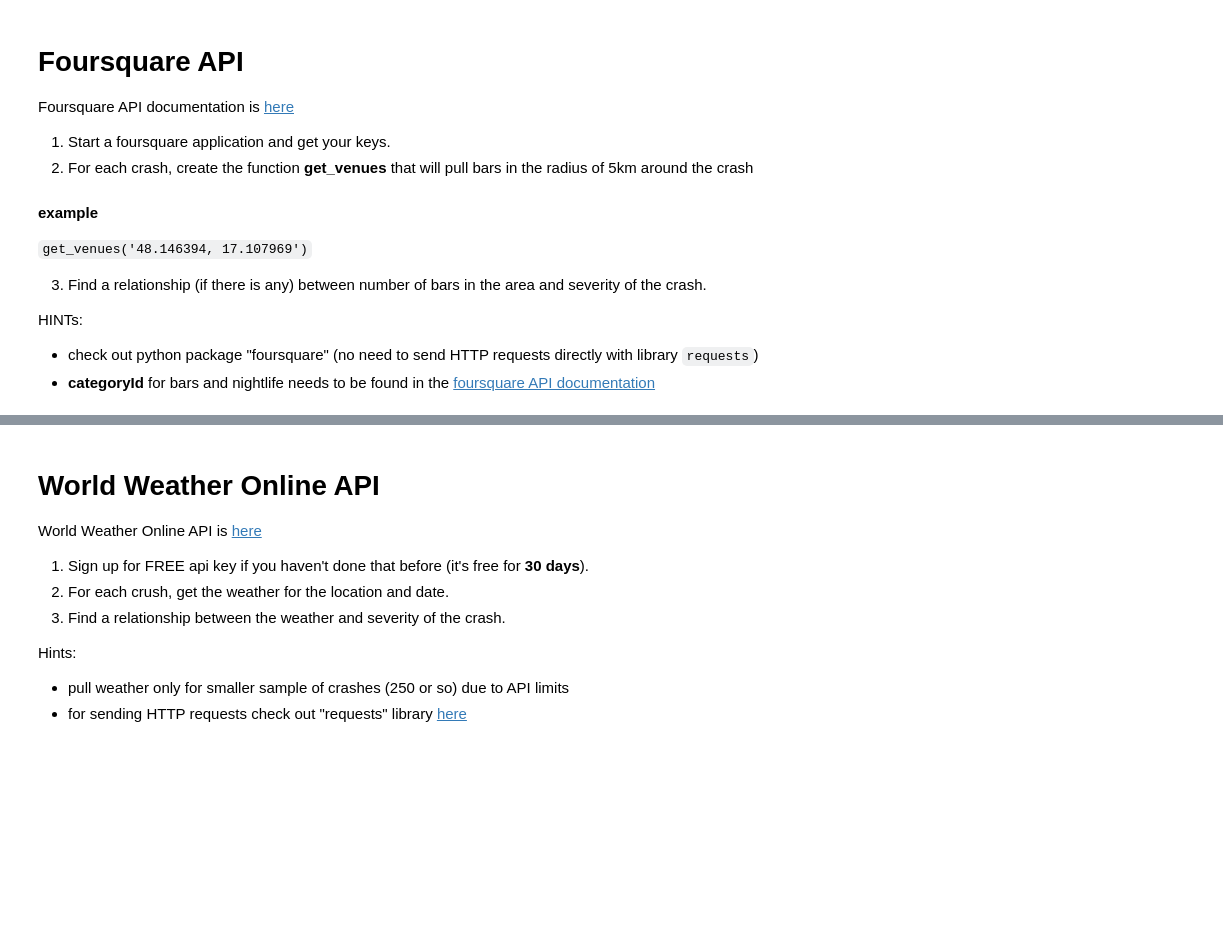
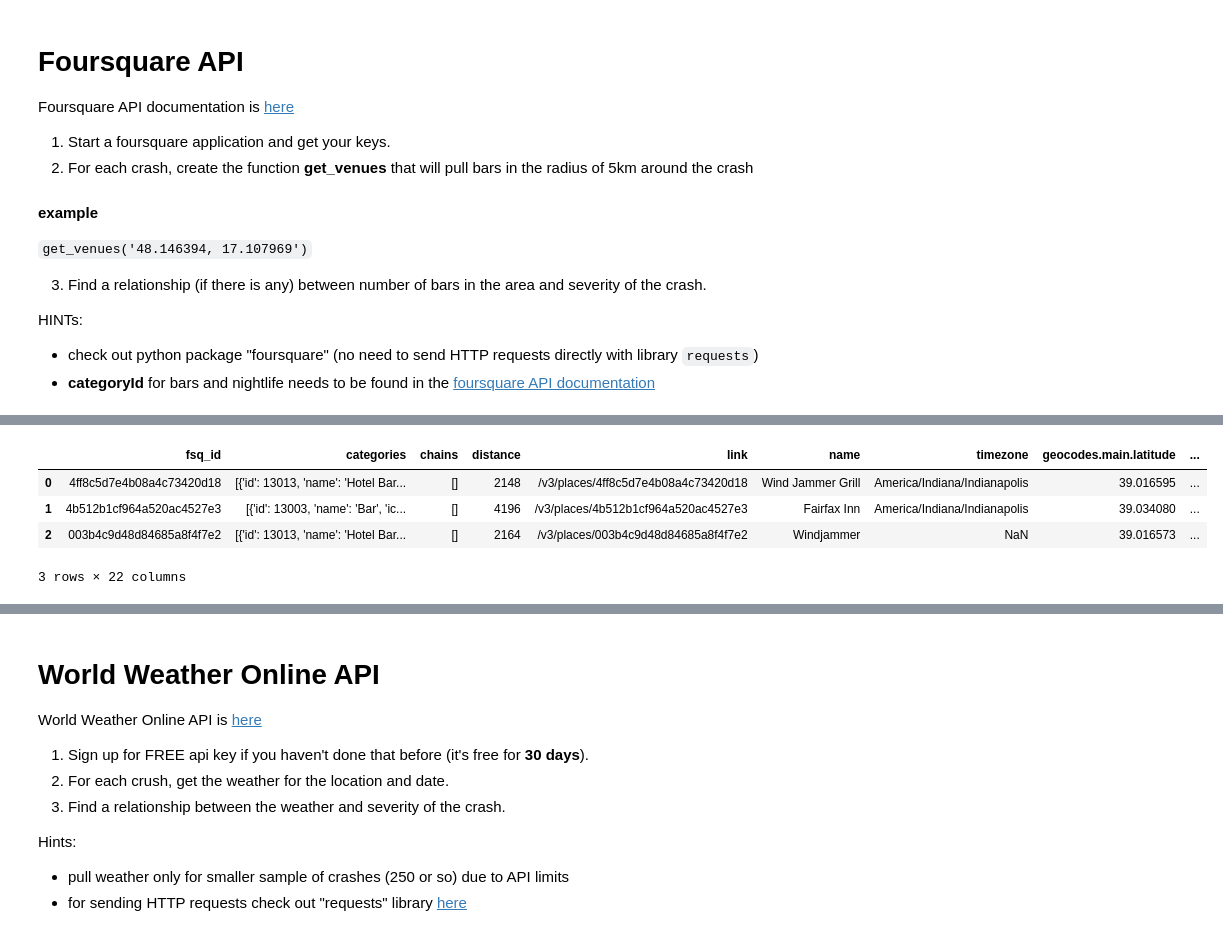
Before and after one commit to silvhua-Lighthouse/Other_data_types_exercise, a Jupyter notebook: Data_wrangling_challenge.ipynb, the cells around one changed output, grey strips where cells are left out. Drawn from its saved outputs; the diff is of its cells as text; code cells hidden in the pictures; blank space fills up the shorter version.

```diff
--- a/Data_wrangling_challenge.ipynb
+++ b/Data_wrangling_challenge.ipynb
@@ -58,0 +202,8 @@ foursquare_secret = os.environ[""]
+# %%
+# Make the GET request for Foursquare for last 3 accidents in the dataset.
+for crash in range(-4,-1):
+    # print(crash)
+    url = get_venues(data['ll'].iloc[crash]) # Need to use .iloc to index the last rows of the dataframe
+    print(url)
+    responses[str(crash)] = requests.get(url, headers=headers)
+responses
@@ -58,0 +220,6 @@ foursquare_secret = os.environ[""]
+# %%
+# Loop through API responses to create all the dataframes for new responses.
+for key, value in responses.items():
+    # print(key, value.json())
+    json = responses[key].json()
+    dfs[key] = json_normalize(json, record_path='results')
@@ -58,0 +257,8 @@ foursquare_secret = os.environ[""]
+# %%
+dfs['-4']
+# %% [output]
+|  | fsq_id | categories | chains | distance | link | name | timezone | geocodes.main.latitude | ... |
+| 0 | 4ff8c5d7e4b08a4c73420d18 | [{'id': 13013, 'name': 'Hotel Bar... | [] | 2148 | /v3/places/4ff8c5d7e4b08a4c73420d18 | Wind Jammer Grill | America/Indiana/Indianapolis | 39.016595 | ... |
+| 1 | 4b512b1cf964a520ac4527e3 | [{'id': 13003, 'name': 'Bar', 'ic... | [] | 4196 | /v3/places/4b512b1cf964a520ac4527e3 | Fairfax Inn | America/Indiana/Indianapolis | 39.034080 | ... |
+| 2 | 003b4c9d48d84685a8f4f7e2 | [{'id': 13013, 'name': 'Hotel Bar... | [] | 2164 | /v3/places/003b4c9d48d84685a8f4f7e2 | Windjammer | NaN | 39.016573 | ... |
+3 rows × 22 columns
```
Also changed, not shown: parts of 23 cells of this notebook.
